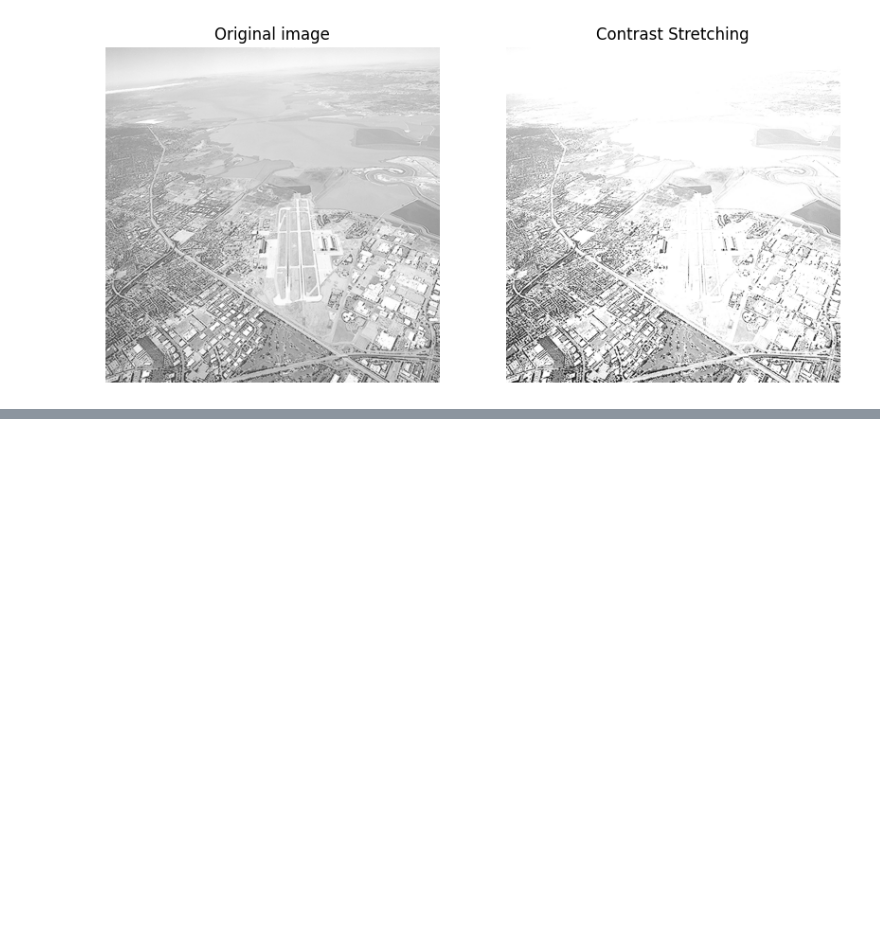
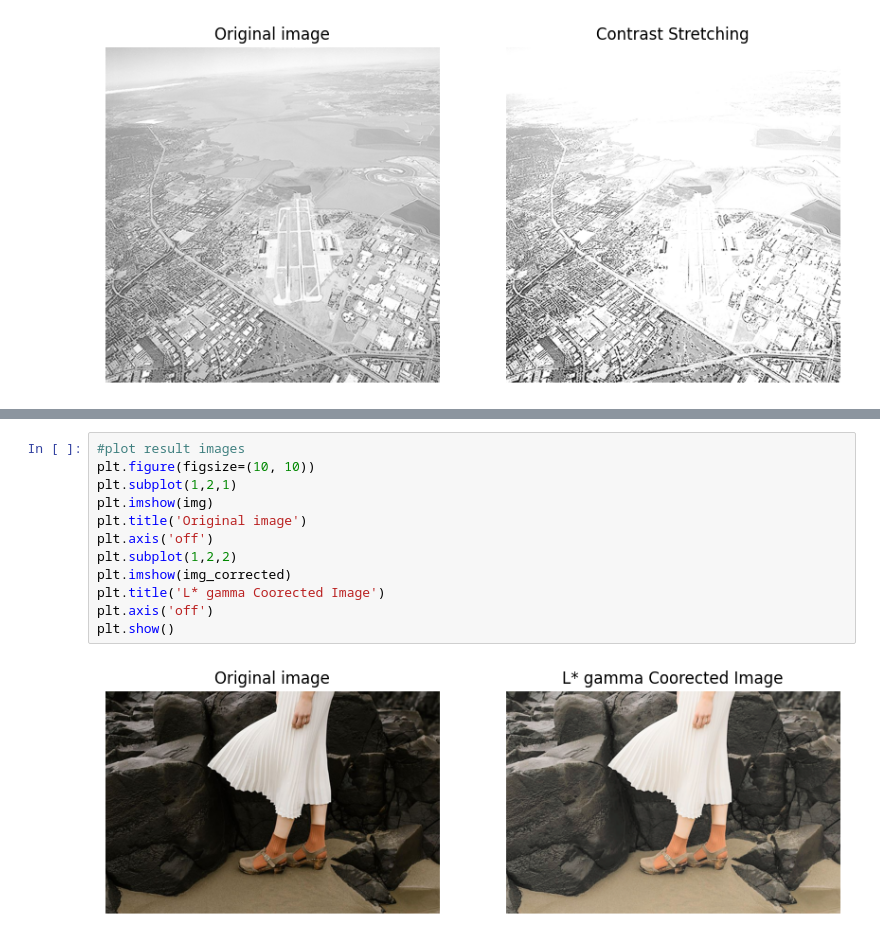
Before and after one commit to NisanthanG/Image-Scaling-Using-Computer-Vision-Assignment-01-, a Jupyter notebook: Untitled12.ipynb, the cells around one changed output, grey strips where cells are left out. Cells and saved outputs as stored; diff of their text form; blank space fills up the shorter version.

```diff
--- a/Untitled12.ipynb
+++ b/Untitled12.ipynb
@@ -71,0 +113,14 @@ plt.show()
+# %%
+#plot result images
+plt.figure(figsize=(10, 10))
+plt.subplot(1,2,1)
+plt.imshow(img)
+plt.title('Original image')
+plt.axis('off')
+plt.subplot(1,2,2)
+plt.imshow(img_corrected)
+plt.title('L* gamma Coorected Image')
+plt.axis('off')
+plt.show()
+# %% [output]
+[figure, added]
```
Also changed, not shown: parts of 7 cells of this notebook.
